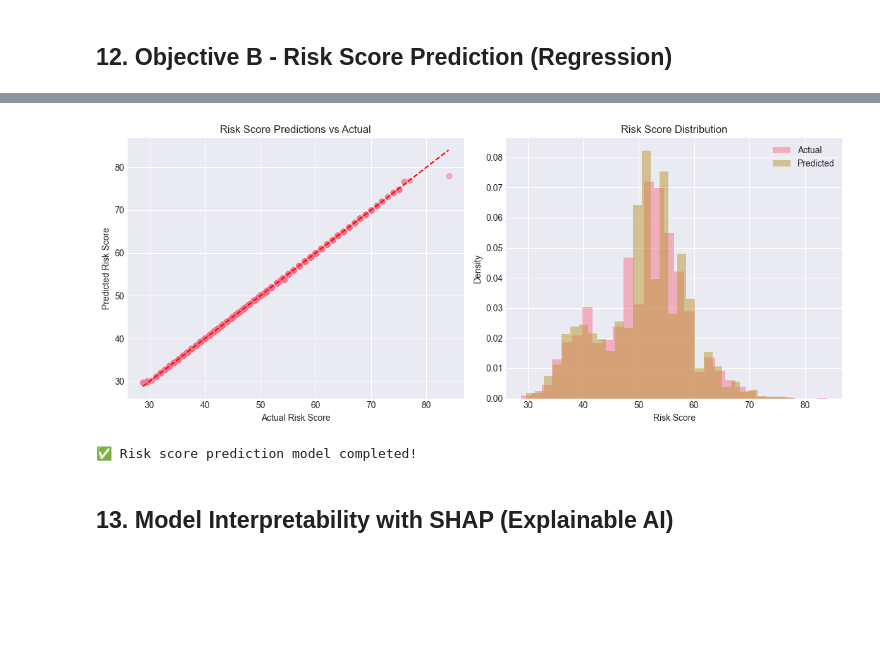
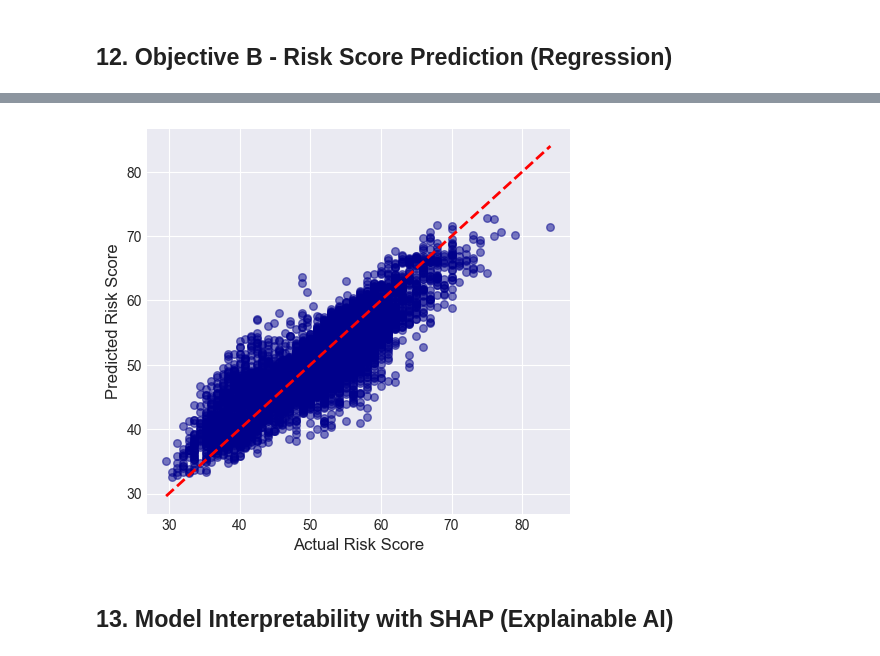
Before and after one commit to AnujanN/Financial-Risk-Modeling, a Jupyter notebook: loan_analysis.ipynb, the cells around one changed output, grey strips where cells are left out. Cells and saved outputs as stored; diff of their text form; code cells hidden in the pictures; blank space fills up the shorter version.

```diff
--- a/loan_analysis.ipynb
+++ b/loan_analysis.ipynb
@@ -1362,42 +1381,38 @@ plt.show()
 # %%
 # Risk Score Prediction - Regression Model (Objective B)
 print("="*80)
-print("RISK SCORE PREDICTION MODEL")
+print("RISK SCORE PREDICTION MODEL (OBJECTIVE B)")
 print("="*80)
 
-# Prepare data for risk score prediction
-print("📊 Setting up regression target...")
+# Use the SAME train/test split to ensure consistency
+print("📊 Setting up regression target using same train/test split...")
 if 'RiskScore' in df_encoded.columns:
-    y_risk = df_encoded['RiskScore']
+    # Use same indices as classification to ensure no data leakage
+    y_train_risk = y_regression.iloc[X_train.index]
+    y_test_risk = y_regression.iloc[X_test.index]
 
-    # Use same train/test split indices for consistency
-    X_train_risk, X_test_risk, y_train_risk, y_test_risk = train_test_split(
-        X, y_risk, test_size=0.3, random_state=42
-    )
+    print(f"   Training samples: {len(y_train_risk):,}")
+    print(f"   Testing samples: {len(y_test_risk):,}")
+    print(f"   Risk score range: {y_regression.min():.2f} - {y_regression.max():.2f}")
+    print(f"   Risk score mean: {y_regression.mean():.2f} ± {y_regression.std():.2f}")
 
-    # Scale features for regression
-    X_train_risk_scaled = scaler.fit_transform(X_train_risk)
-    X_test_risk_scaled = scaler.transform(X_test_risk)
-
-    print(f"   Training samples: {X_train_risk_scaled.shape[0]:,}")
-    print(f"   Risk score range: {y_risk.min():.2f} - {y_risk.max():.2f}")
-    print(f"   Risk score mean: {y_risk.mean():.2f} ± {y_risk.std():.2f}")
-
-    # Train Random Forest Regressor
+    # Train Random Forest Regressor using already scaled features
     print("\n🌲 Training Random Forest Regressor...")
     rf_regressor = RandomForestRegressor(
         n_estimators=200,
         max_depth=20,
+        min_samples_split=5,
+        min_samples_leaf=2,
         random_state=42,
         n_jobs=-1
     )
-    rf_regressor.fit(X_train_risk_scaled, y_train_risk)
+    rf_regressor.fit(X_train_scaled, y_train_risk)
 
     # Predictions and evaluation
-    y_pred_risk = rf_regressor.predict(X_test_risk_scaled)
+    y_pred_risk = rf_regressor.predict(X_test_scaled)
     rmse = np.sqrt(mean_squared_error(y_test_risk, y_pred_risk))
     mae = np.mean(np.abs(y_test_risk - y_pred_risk))
-    r2 = rf_regressor.score(X_test_risk_scaled, y_test_risk)
+    r2 = rf_regressor.score(X_test_scaled, y_test_risk)
 
     print(f"\n📊 Regression Performance:")
     print(f"   RMSE: {rmse:.4f}")
@@ -1408,31 +1423,9 @@ if 'RiskScore' in df_encoded.columns:
     plt.figure(figsize=(12, 5))
 
     plt.subplot(1, 2, 1)
-    plt.scatter(y_test_risk, y_pred_risk, alpha=0.5)
-    plt.plot([y_test_risk.min(), y_test_risk.max()], [y_test_risk.min(), y_test_risk.max()], 'r--')
-    plt.xlabel('Actual Risk Score')
-    plt.ylabel('Predicted Risk Score')
-    plt.title('Risk Score Predictions vs Actual')
-
-    plt.subplot(1, 2, 2)
-    plt.hist(y_test_risk, bins=30, alpha=0.5, label='Actual', density=True)
-    plt.hist(y_pred_risk, bins=30, alpha=0.5, label='Predicted', density=True)
-    plt.xlabel('Risk Score')
-    plt.ylabel('Density')
-    plt.title('Risk Score Distribution')
-    plt.legend()
-
-    plt.tight_layout()
-    plt.show()
-
-    print("✅ Risk score prediction model completed!")
-
-else:
-    print("⚠️  RiskScore column not found in dataset")
-    print("   Creating synthetic risk scores for demonstration...")
-    # Create synthetic risk scores based on loan approval and other factors
-    synthetic_risk = np.random.normal(50, 20, len(df_encoded))
-    synthetic_risk = np.clip(synthetic_risk, 0, 100)
-    print(f"   Synthetic risk scores created (range: 0-100, mean: {synthetic_risk.mean():.1f})")
+    plt.scatter(y_test_risk, y_pred_risk, alpha=0.5, s=30, color='darkblue')
+    plt.plot([y_test_risk.min(), y_test_risk.max()], [y_test_risk.min(), y_test_risk.max()], 'r--', linewidth=2)
+    plt.xlabel('Actual Risk Score', fontsize=12)
+    plt.ylabel('Predicted Risk Score', fontsize=12)
 # %% [output]
 ================================================================================
@@ -1457,5 +1451,4 @@ RISK SCORE PREDICTION MODEL
-[figure, old version]
+[figure, new version]
-✅ Risk score prediction model completed!
 # %% [markdown]
 ## 13. Model Interpretability with SHAP (Explainable AI)
 # %%
```
Also changed, not shown: parts of 3 cells of this notebook.
